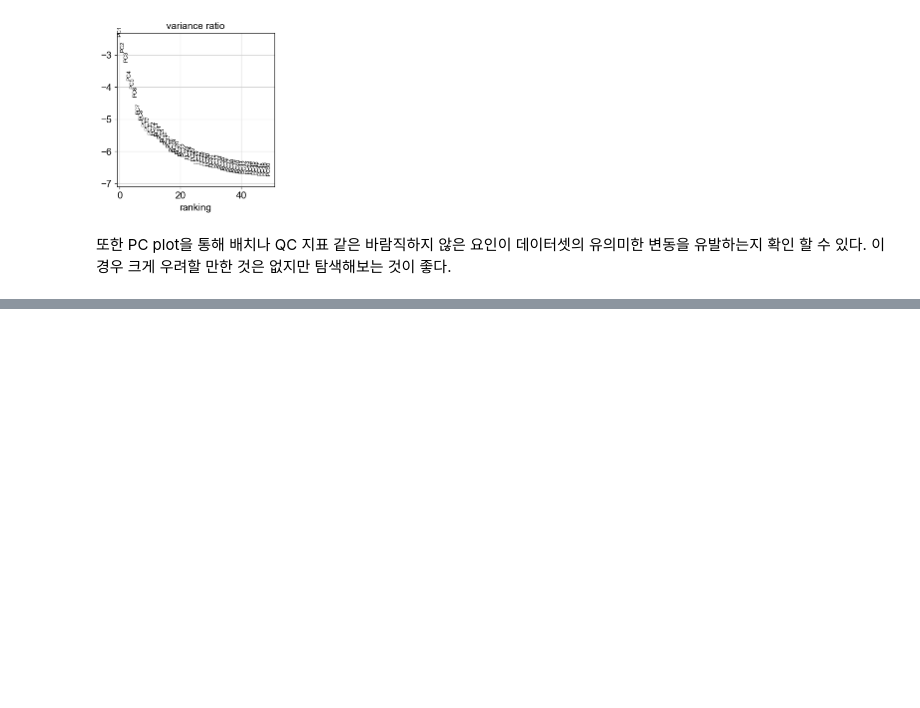
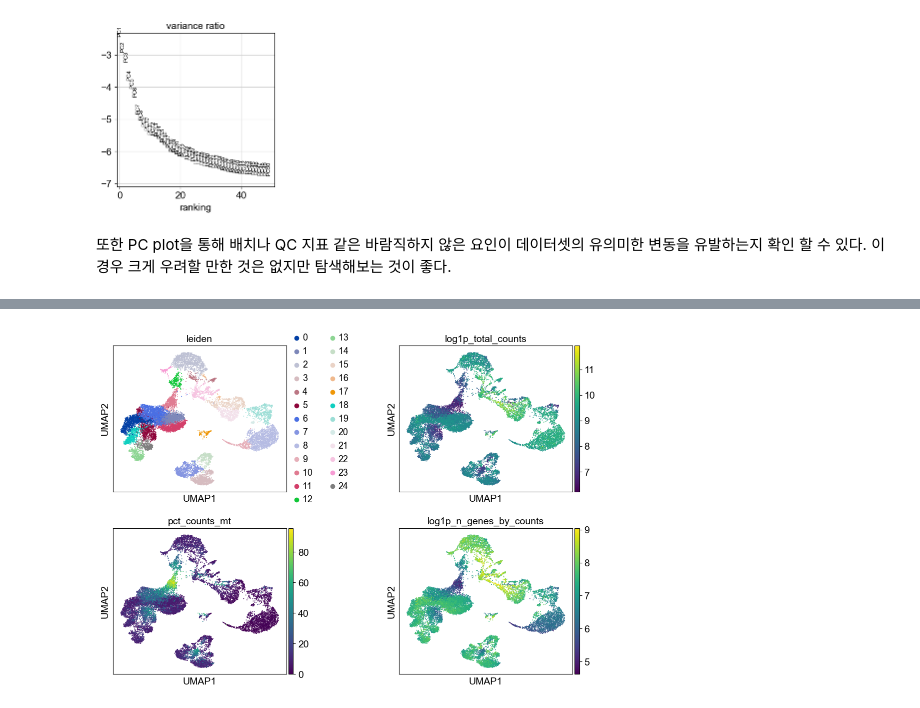
Before and after one commit to boeun02/scRNA-seq-Cancer-Immunology-Analysis, a Jupyter notebook: phase0_basics/01_pbmc_tutorial.ipynb, the cells around one changed output, grey strips where cells are left out. Saved outputs shown, nothing was run; the diff lists cells and outputs as text; code cells hidden in the pictures; blank space fills up the shorter version.

```diff
--- a/phase0_basics/01_pbmc_tutorial.ipynb
+++ b/phase0_basics/01_pbmc_tutorial.ipynb
@@ -207,0 +290,9 @@ KeyError: "Could not find 'pca' or 'X_pca' in .obsm"
+# %%
+sc.pl.umap(
+    adata,
+    color=["leiden", "log1p_total_counts", "pct_counts_mt", "log1p_n_genes_by_counts"],
+    wspace=0.5,
+    ncols=2,
+)
+# %% [output]
+[figure, added]
```
Also changed, not shown: parts of 23 cells of this notebook.
